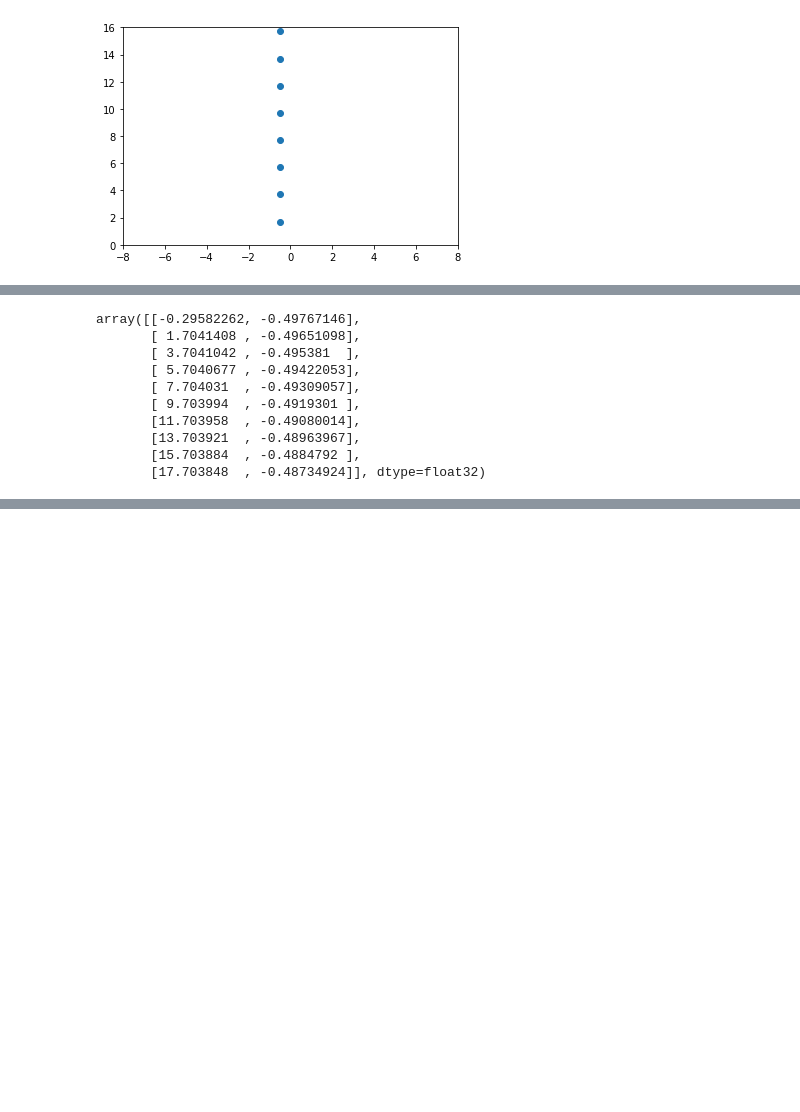
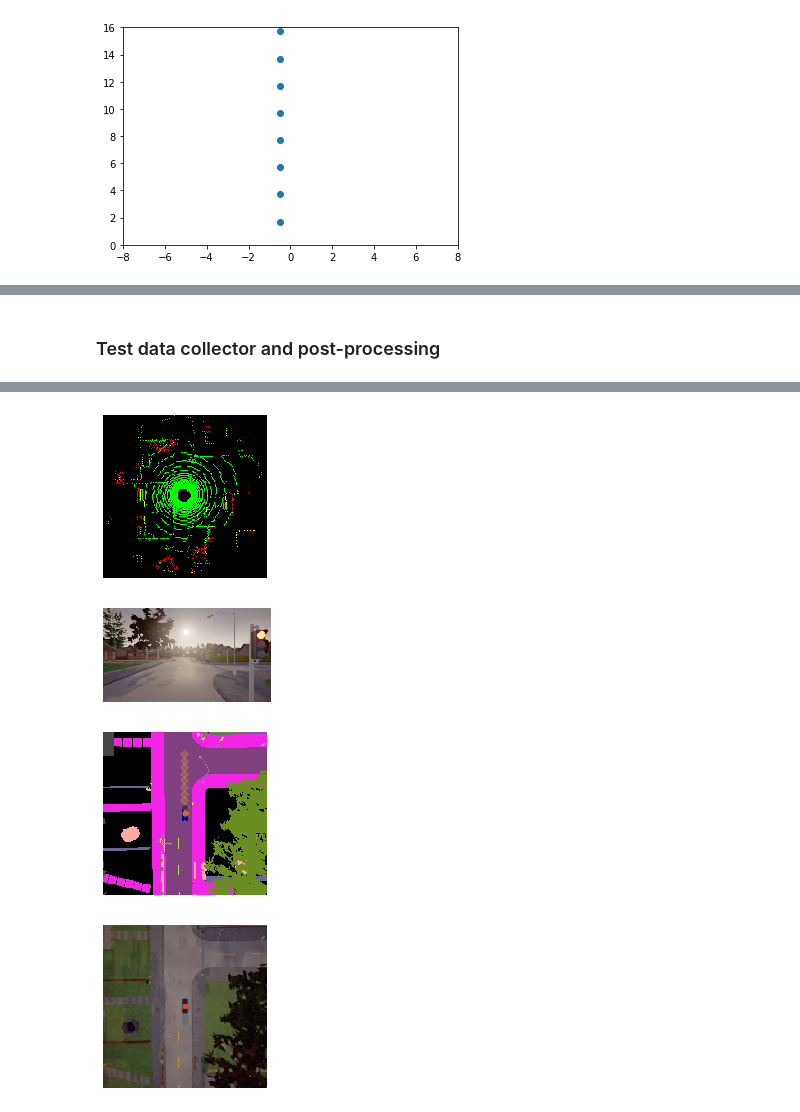
Before and after one commit to weirayao/oatomobile, a Jupyter notebook: oatomobile.ipynb, the cells around one changed output, grey strips where cells are left out. Saved outputs shown, nothing was run; the diff lists cells and outputs as text; code cells hidden in the pictures; blank space fills up the shorter version.

```diff
--- a/oatomobile.ipynb
+++ b/oatomobile.ipynb
@@ -101,15 +55,4 @@ array([3.3435773e+02, 7.4326477e+01, 1.8328248e-02], dtype=float32)
-# %%
-observation['goal'][:,:2]
-# %% [output]
-array([[-0.29582262, -0.49767146],
-       [ 1.7041408 , -0.49651098],
-       [ 3.7041042 , -0.495381  ],
-       [ 5.7040677 , -0.49422053],
-       [ 7.704031  , -0.49309057],
-       [ 9.703994  , -0.4919301 ],
-       [11.703958  , -0.49080014],
-       [13.703921  , -0.48963967],
-       [15.703884  , -0.4884792 ],
-       [17.703848  , -0.48734924]], dtype=float32)
 # %%
 environment.close()
+# %% [markdown]
+### Test data collector and post-processing
@@ -115,0 +61,6 @@ environment.close()
+# %%
+data = CARLADataset("raw")
+# %%
+data.plot_datum("process_dir/001d854e0a524bcaade0ab262a276584.npz",
+                "cache/output_dir")
+# %% [output]
@@ -115,0 +68,4 @@ environment.close()
+[figure, added]
+[figure, added]
+[figure, added]
+[figure, added]
```
Also changed, not shown: parts of 29 cells of this notebook.
